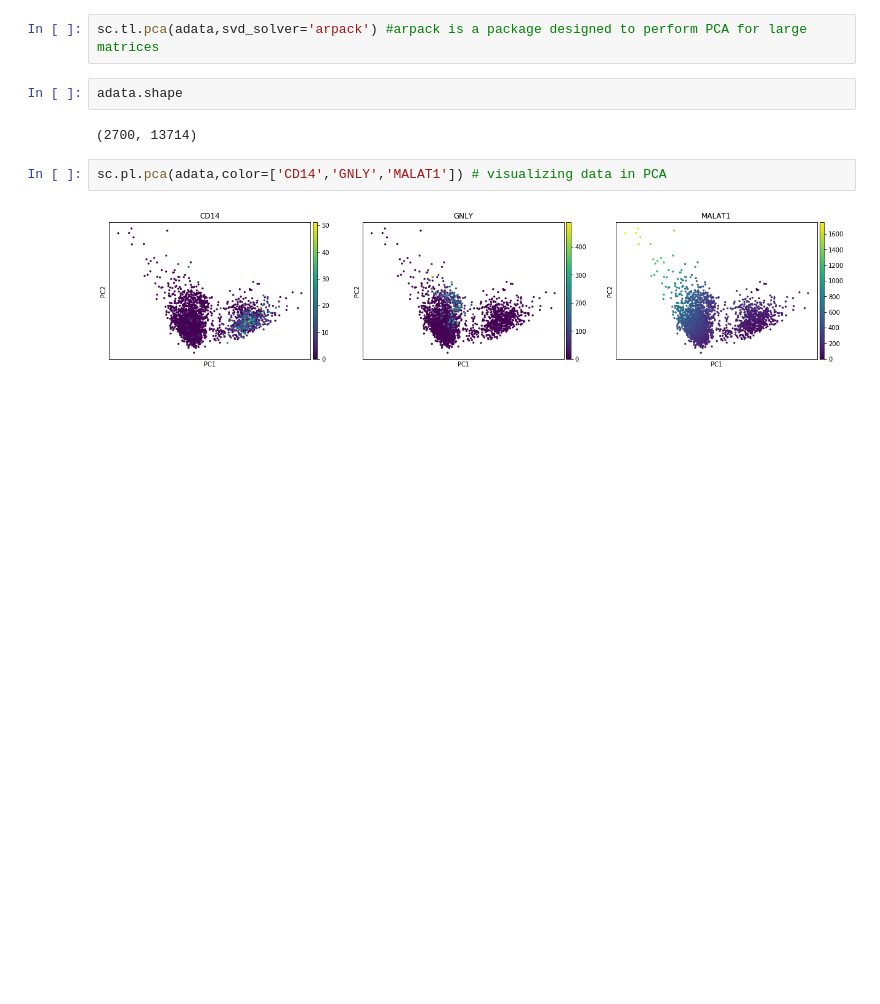
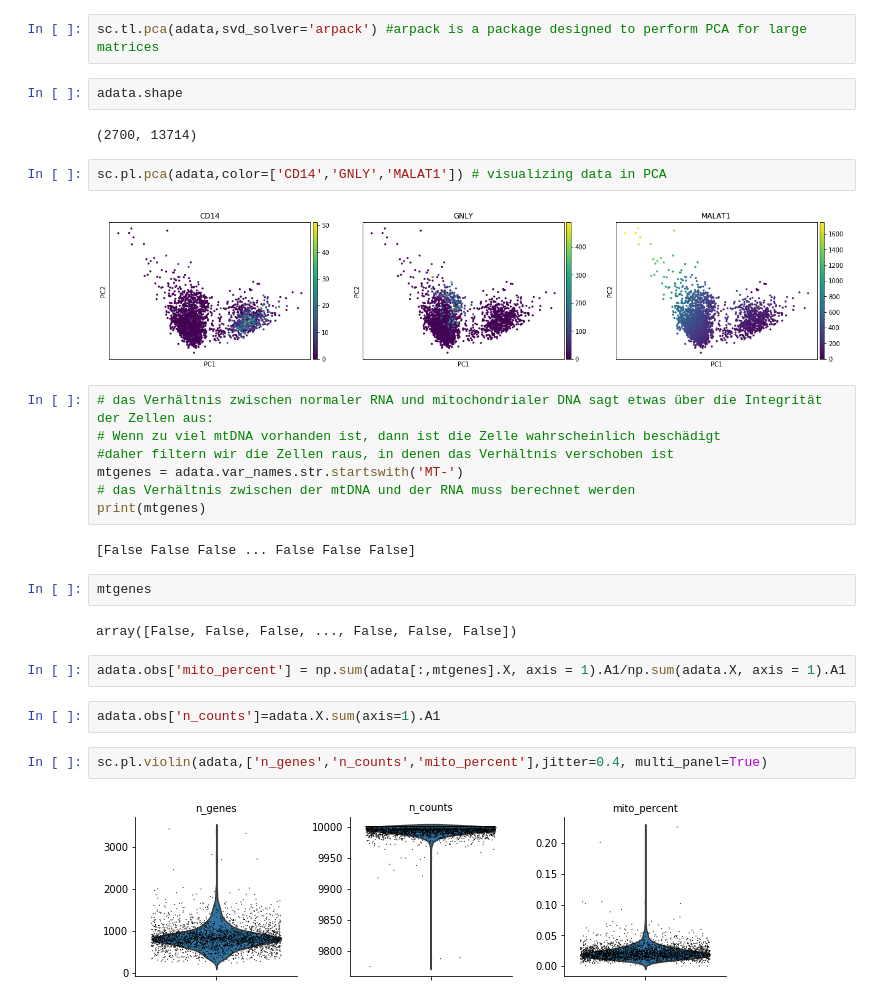
Before and after one commit to datascience-mobi/group-01-project-4-1, a Jupyter notebook: Marker Genes .ipynb, the cells around one changed output. Cells and saved outputs as stored; diff of their text form; blank space fills up the shorter version.

Commit message:
Update Marker Genes .ipynb
versuch die daten mithilfe der Mitochondrialen DNA werte nach ausreißern zu filtern

```diff
--- a/Marker Genes .ipynb
+++ b/Marker Genes .ipynb
@@ -127,3 +119,24 @@ adata.shape
 sc.pl.pca(adata,color=['CD14','GNLY','MALAT1']) # visualizing data in PCA
 # %% [output]
 [figure]
+# %%
+# das Verhältnis zwischen normaler RNA und mitochondrialer DNA sagt etwas über die Integrität der Zellen aus:
+# Wenn zu viel mtDNA vorhanden ist, dann ist die Zelle wahrscheinlich beschädigt
+#daher filtern wir die Zellen raus, in denen das Verhältnis verschoben ist
+mtgenes = adata.var_names.str.startswith('MT-')
+# das Verhältnis zwischen der mtDNA und der RNA muss berechnet werden
+print(mtgenes)
+# %% [output]
+[False False False ... False False False]
+# %%
+mtgenes
+# %% [output]
+array([False, False, False, ..., False, False, False])
+# %%
+adata.obs['mito_percent'] = np.sum(adata[:,mtgenes].X, axis = 1).A1/np.sum(adata.X, axis = 1).A1
+# %%
+adata.obs['n_counts']=adata.X.sum(axis=1).A1
+# %%
+sc.pl.violin(adata,['n_genes','n_counts','mito_percent'],jitter=0.4, multi_panel=True)
+# %% [output]
+[figure, added]
```
Also changed, not shown: parts of 2 cells of this notebook.
